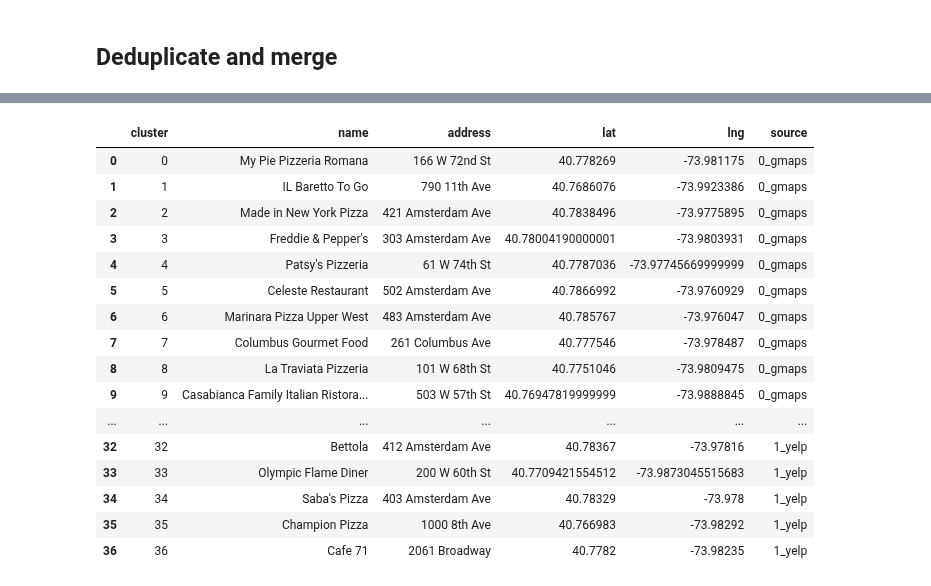
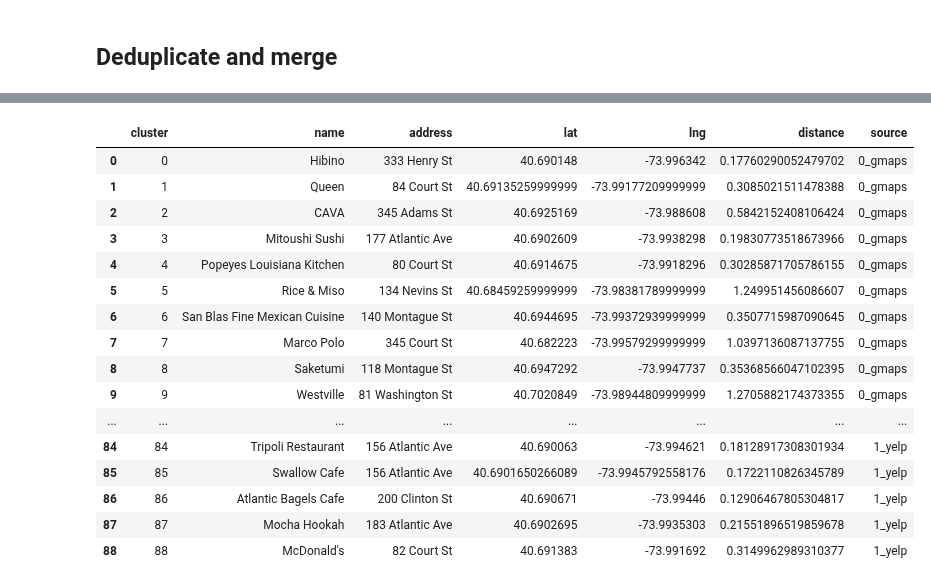
Before and after one commit to druce/Pizza, a Jupyter notebook: pizza.ipynb, the cells around one changed output, grey strips where cells are left out. Saved outputs shown, nothing was run; the diff lists cells and outputs as text; code cells hidden in the pictures.

```diff
--- a/pizza.ipynb
+++ b/pizza.ipynb
@@ -181,3 +181,5 @@ pizza_upperwestside.pkl
+# %%
+keyword = 'lunch'
 # %%
 # gmap of chosen location
 figure_layout = {
@@ -651,6 +618,6 @@ Clustering...
 # %%
 # view clustering
 venues_df['cluster'] = venues_df2['cluster id']
-venues_df = venues_df.sort_values(['cluster', 'source'])[['cluster', 'name', 'address', 'rating', 'nratings', 'lat', 'lng', 'source']]
+venues_df = venues_df.sort_values(['cluster', 'source'])[['cluster', 'name', 'address', 'rating', 'nratings', 'lat', 'lng', 'distance', 'source']]
 venues_df
 # %% [output]
@@ -674,27 +641,27 @@ venues_df
 # %%
 # group by clusters
-cluster_df = venues_df.groupby('cluster')[['name', 'address', 'lat', 'lng', 'source']] \
+cluster_df = venues_df.groupby('cluster')[['name', 'address', 'lat', 'lng', 'distance', 'source']] \
     .first() \
     .reset_index()
 cluster_df
 # %% [output]
-|  | cluster | name | address | lat | lng | source |
-| 0 | 0 | My Pie Pizzeria Romana | 166 W 72nd St | 40.778269 | -73.981175 | 0_gmaps |
-| 1 | 1 | IL Baretto To Go | 790 11th Ave | 40.7686076 | -73.9923386 | 0_gmaps |
-| 2 | 2 | Made in New York Pizza | 421 Amsterdam Ave | 40.7838496 | -73.9775895 | 0_gmaps |
-| 3 | 3 | Freddie & Pepper's | 303 Amsterdam Ave | 40.78004190000001 | -73.9803931 | 0_gmaps |
-| 4 | 4 | Patsy's Pizzeria | 61 W 74th St | 40.7787036 | -73.97745669999999 | 0_gmaps |
-| 5 | 5 | Celeste Restaurant | 502 Amsterdam Ave | 40.7866992 | -73.9760929 | 0_gmaps |
-| 6 | 6 | Marinara Pizza Upper West | 483 Amsterdam Ave | 40.785767 | -73.976047 | 0_gmaps |
-| 7 | 7 | Columbus Gourmet Food | 261 Columbus Ave | 40.777546 | -73.978487 | 0_gmaps |
-| 8 | 8 | La Traviata Pizzeria | 101 W 68th St | 40.7751046 | -73.9809475 | 0_gmaps |
-| 9 | 9 | Casabianca Family Italian Ristora... | 503 W 57th St | 40.76947819999999 | -73.9888845 | 0_gmaps |
-| ... | ... | ... | ... | ... | ... | ... |
-| 32 | 32 | Bettola | 412 Amsterdam Ave | 40.78367 | -73.97816 | 1_yelp |
-| 33 | 33 | Olympic Flame Diner | 200 W 60th St | 40.7709421554512 | -73.9873045515683 | 1_yelp |
-| 34 | 34 | Saba's Pizza | 403 Amsterdam Ave | 40.78329 | -73.978 | 1_yelp |
-| 35 | 35 | Champion Pizza | 1000 8th Ave | 40.766983 | -73.98292 | 1_yelp |
-| 36 | 36 | Cafe 71 | 2061 Broadway | 40.7782 | -73.98235 | 1_yelp |
+|  | cluster | name | address | lat | lng | distance | source |
+| 0 | 0 | Hibino | 333 Henry St | 40.690148 | -73.996342 | 0.17760290052479702 | 0_gmaps |
+| 1 | 1 | Queen | 84 Court St | 40.69135259999999 | -73.99177209999999 | 0.3085021511478388 | 0_gmaps |
+| 2 | 2 | CAVA | 345 Adams St | 40.6925169 | -73.988608 | 0.5842152408106424 | 0_gmaps |
+| 3 | 3 | Mitoushi Sushi | 177 Atlantic Ave | 40.6902609 | -73.9938298 | 0.19830773518673966 | 0_gmaps |
+| 4 | 4 | Popeyes Louisiana Kitchen | 80 Court St | 40.6914675 | -73.9918296 | 0.30285871705786155 | 0_gmaps |
+| 5 | 5 | Rice & Miso | 134 Nevins St | 40.68459259999999 | -73.98381789999999 | 1.249951456086607 | 0_gmaps |
+| 6 | 6 | San Blas Fine Mexican Cuisine | 140 Montague St | 40.6944695 | -73.99372939999999 | 0.3507715987090645 | 0_gmaps |
+| 7 | 7 | Marco Polo | 345 Court St | 40.682223 | -73.99579299999999 | 1.0397136087137755 | 0_gmaps |
+| 8 | 8 | Saketumi | 118 Montague St | 40.6947292 | -73.9947737 | 0.35368566047102395 | 0_gmaps |
+| 9 | 9 | Westville | 81 Washington St | 40.7020849 | -73.98944809999999 | 1.2705882174373355 | 0_gmaps |
+| ... | ... | ... | ... | ... | ... | ... | ... |
+| 84 | 84 | Tripoli Restaurant | 156 Atlantic Ave | 40.690063 | -73.994621 | 0.18128917308301934 | 1_yelp |
+| 85 | 85 | Swallow Cafe | 156 Atlantic Ave | 40.6901650266089 | -73.9945792558176 | 0.1722110826345789 | 1_yelp |
+| 86 | 86 | Atlantic Bagels Cafe | 200 Clinton St | 40.690671 | -73.99446 | 0.12906467805304817 | 1_yelp |
+| 87 | 87 | Mocha Hookah | 183 Atlantic Ave | 40.6902695 | -73.9935303 | 0.21551896519859678 | 1_yelp |
+| 88 | 88 | McDonald's | 82 Court St | 40.691383 | -73.991692 | 0.3149962989310377 | 1_yelp |
 # %%
 # make markers on clusters
 # add ratings on all rows
```
Also changed, not shown: parts of 20 cells of this notebook, 23 other files.
